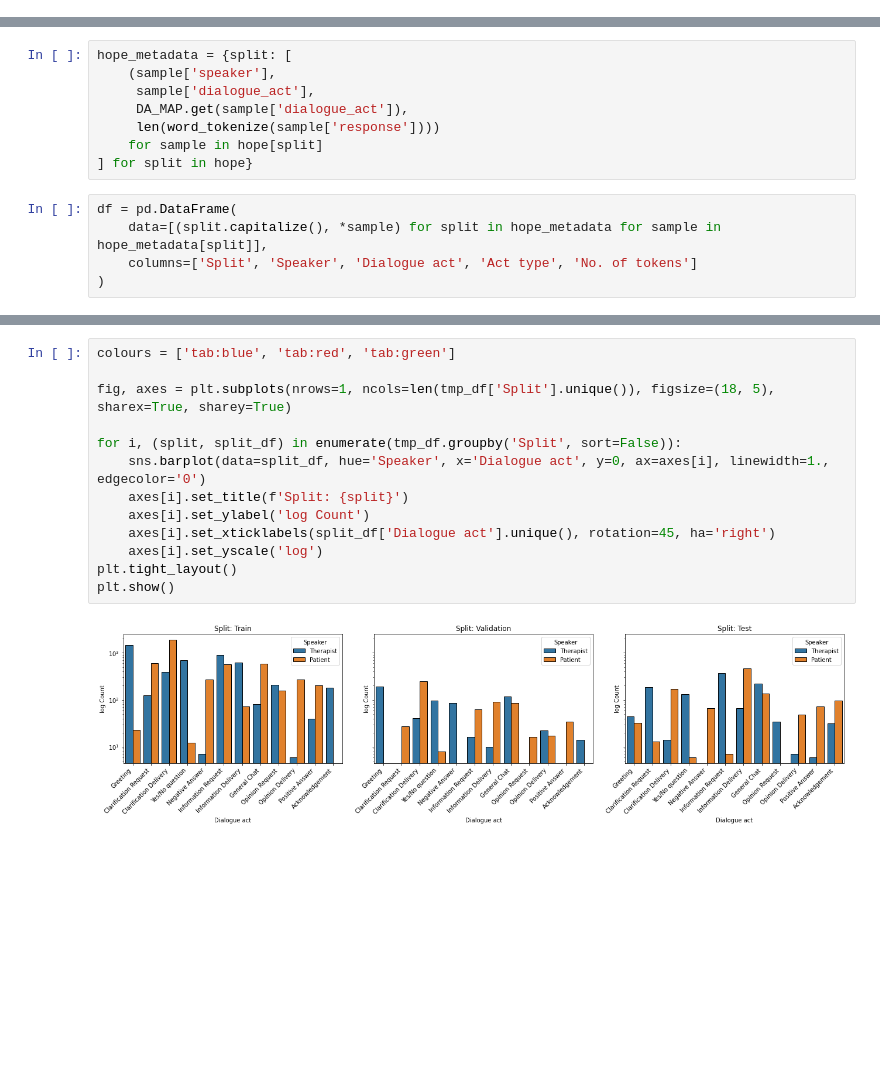
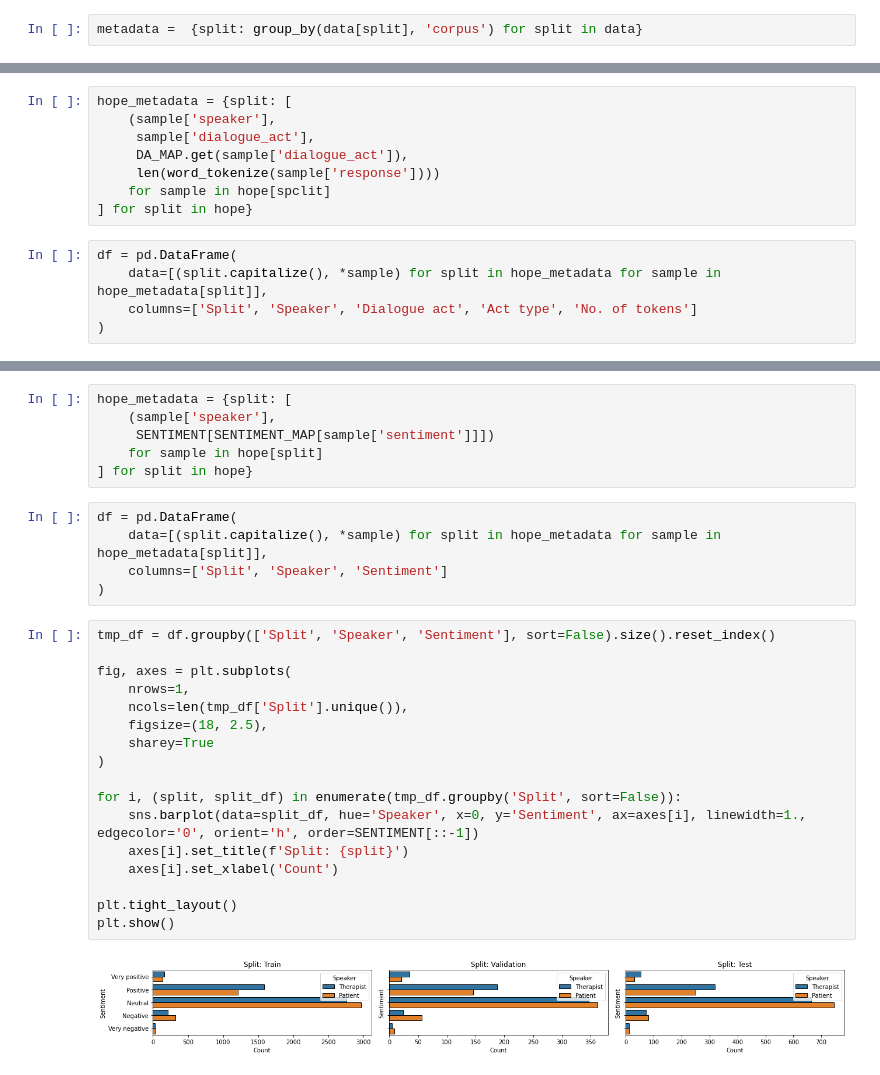
Before and after one commit to vincenzo-scotti/dldlm, a Jupyter notebook: notebooks/data_exploration.ipynb, the cells around one changed output, grey strips where cells are left out. Cells and saved outputs as stored; diff of their text form; blank space fills up the shorter version.

Commit message:
Update data exploration notebook.

```diff
--- a/notebooks/data_exploration.ipynb
+++ b/notebooks/data_exploration.ipynb
@@ -163,0 +192,2 @@ Total
+# %%
+metadata =  {split: group_by(data[split], 'corpus') for split in data}
@@ -169,7 +224,7 @@ hope_metadata = {split: [
      sample['dialogue_act'],
      DA_MAP.get(sample['dialogue_act']),
      len(word_tokenize(sample['response'])))
-    for sample in hope[split]
+    for sample in hope[spclit]
 ] for split in hope}
 # %%
 df = pd.DataFrame(
@@ -333,15 +264,30 @@ tmp_df
+# %%
+hope_metadata = {split: [
+    (sample['speaker'],
+     SENTIMENT[SENTIMENT_MAP[sample['sentiment']]])
+    for sample in hope[split]
+] for split in hope}
+# %%
+df = pd.DataFrame(
+    data=[(split.capitalize(), *sample) for split in hope_metadata for sample in hope_metadata[split]],
+    columns=['Split', 'Speaker', 'Sentiment']
+)
 # %%
-colours = ['tab:blue', 'tab:red', 'tab:green']
+tmp_df = df.groupby(['Split', 'Speaker', 'Sentiment'], sort=False).size().reset_index()
 
-fig, axes = plt.subplots(nrows=1, ncols=len(tmp_df['Split'].unique()), figsize=(18, 5), sharex=True, sharey=True)
+fig, axes = plt.subplots(
+    nrows=1,
+    ncols=len(tmp_df['Split'].unique()),
+    figsize=(18, 2.5),
+    sharey=True
+)
 
 for i, (split, split_df) in enumerate(tmp_df.groupby('Split', sort=False)):
-    sns.barplot(data=split_df, hue='Speaker', x='Dialogue act', y=0, ax=axes[i], linewidth=1., edgecolor='0')
+    sns.barplot(data=split_df, hue='Speaker', x=0, y='Sentiment', ax=axes[i], linewidth=1., edgecolor='0', orient='h', order=SENTIMENT[::-1])
     axes[i].set_title(f'Split: {split}')
-    axes[i].set_ylabel('log Count')
-    axes[i].set_xticklabels(split_df['Dialogue act'].unique(), rotation=45, ha='right')
-    axes[i].set_yscale('log')
+    axes[i].set_xlabel('Count')
+
 plt.tight_layout()
 plt.show()
 # %% [output]
-[figure, old version]
+[figure, new version]
```
Also changed, not shown: parts of 42 cells of this notebook.
